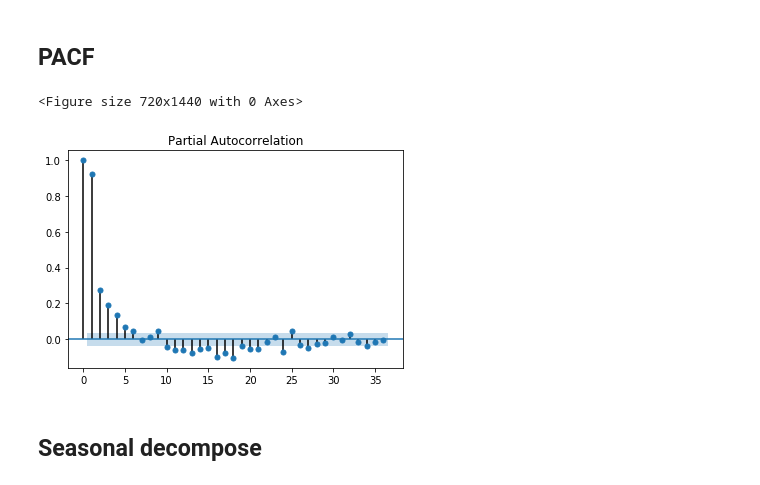
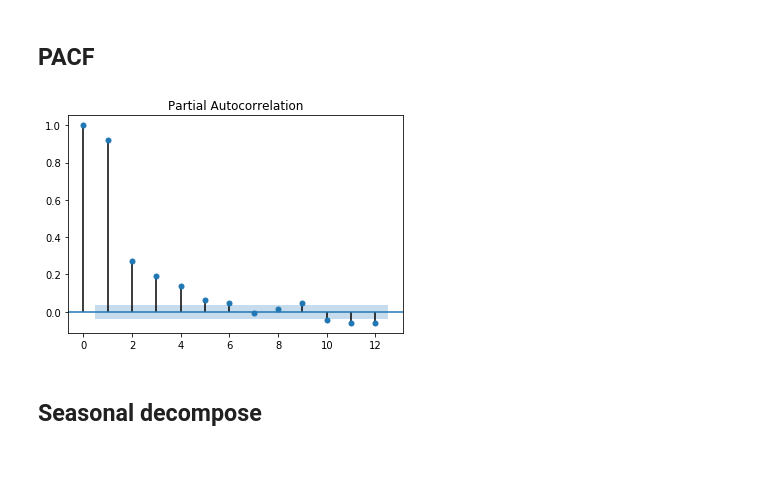
Before and after one commit to jamissonfreitas/IN1167, a Jupyter notebook: report.ipynb, the cells around one changed output. Cells and saved outputs as stored; diff of their text form; code cells hidden in the pictures.

```diff
--- a/report.ipynb
+++ b/report.ipynb
@@ -89,11 +91,10 @@ plt.show()
 # %% [markdown]
 ## PACF
 # %%
-plot_pacf(serie, lags=36)
+plot_pacf(serie, lags=12)
 plt.show()
 # %% [output]
-<Figure size 720x1440 with 0 Axes>
-[figure, old version]
+[figure, new version]
 # %% [markdown]
 ## Seasonal decompose
 # %%
```
Also changed, not shown: parts of 11 cells of this notebook.
